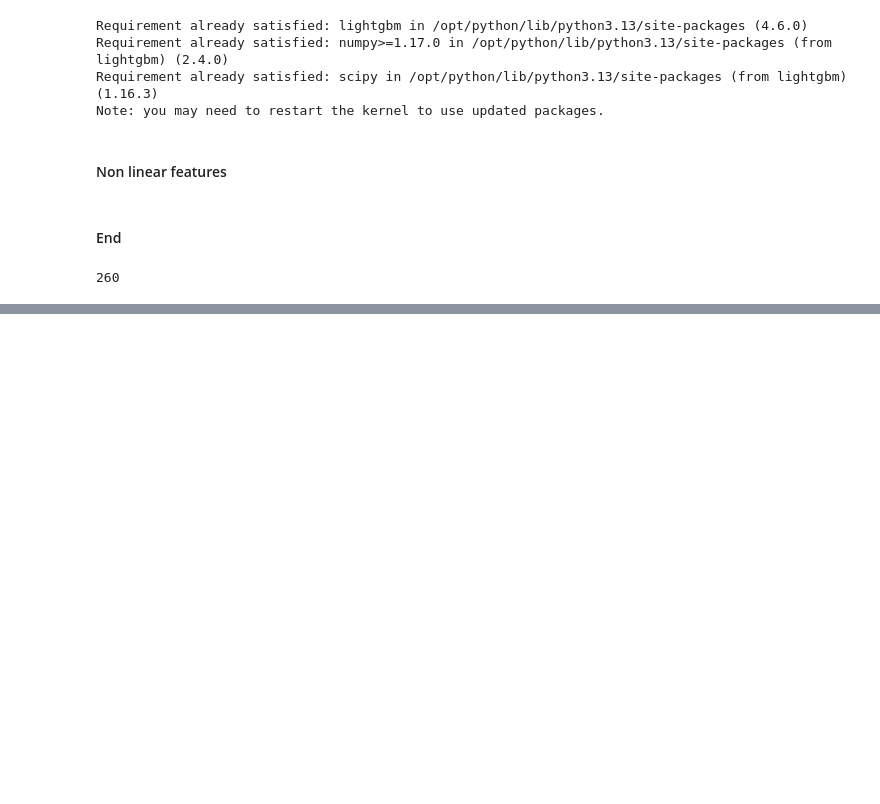
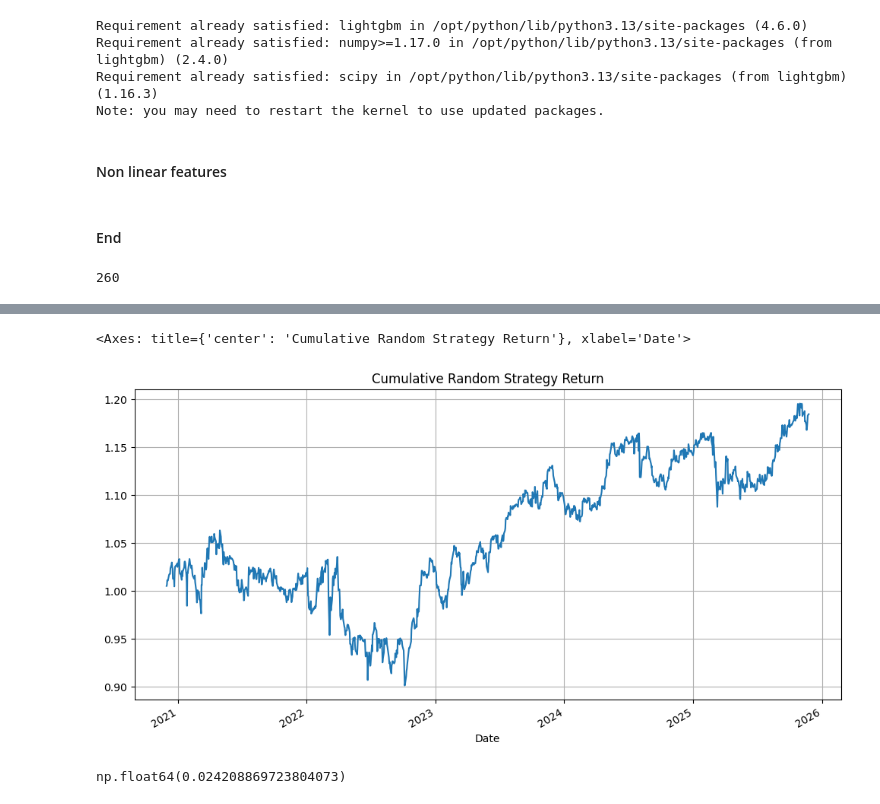
Before and after one commit to Mathieuja/Advanced-ML-Project, a Jupyter notebook: notebook.ipynb, the cells around one changed output, grey strips where cells are left out. Drawn from its saved outputs; the diff is of its cells as text; code cells hidden in the pictures; blank space fills up the shorter version.

Commit message:
avancement lgbm

```diff
--- a/notebook.ipynb
+++ b/notebook.ipynb
@@ -747 +750,19 @@ lgbm = Pipeline([
+# %%
+y_pred_lgbm = lgbm.predict(X_test)
+# %%
+df_test = df[df.index>=split_date][all_features + ["Ticker", "close_1d_ret"]].replace([-np.inf, np.inf], np.nan).dropna()[["Ticker", "close_1d_ret"]]
+# %%
+df_test['y_pred'] = y_pred_lgbm
+# %%
+df_test['lgbm_signal'] = df_test.groupby('Date')['y_pred'].transform(compute_signal)
+lgbm_daily_returns = df_test.groupby('Date').apply(lambda x: (x['lgbm_signal']*x['close_1d_ret']).sum()/70)
+# %%
+(lgbm_daily_returns.cumsum()*1e-4+1).plot(figsize=(12,6), title='Cumulative Random Strategy Return', grid=True)
+# %% [output]
+<Axes: title={'center': 'Cumulative Random Strategy Return'}, xlabel='Date'>
+[figure, added]
+# %%
+lgbm_daily_returns.mean()/lgbm_daily_returns.std()
+# %% [output]
+np.float64(0.024208869723804073)
 # %%
```
Also changed, not shown: parts of 22 cells of this notebook.
